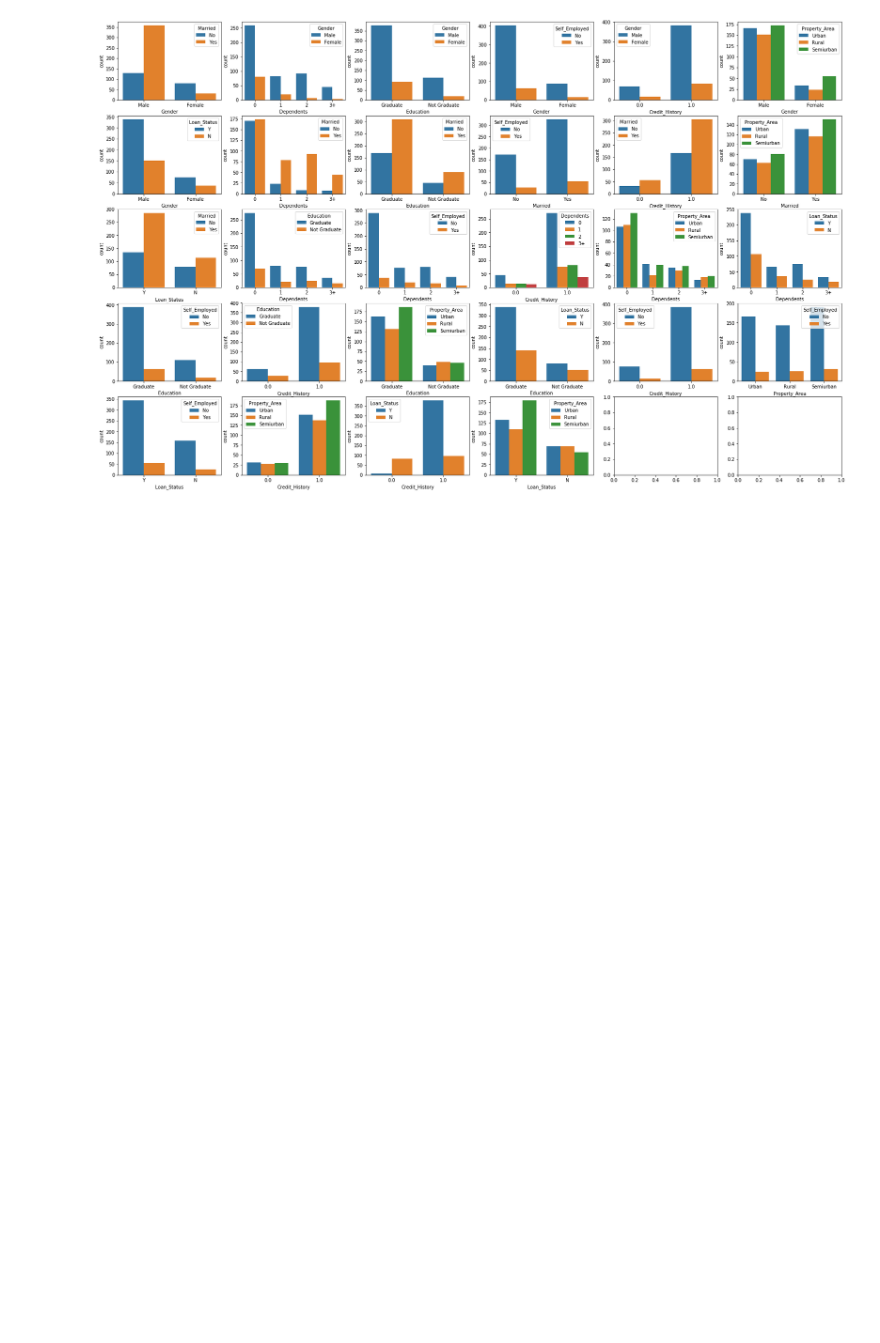
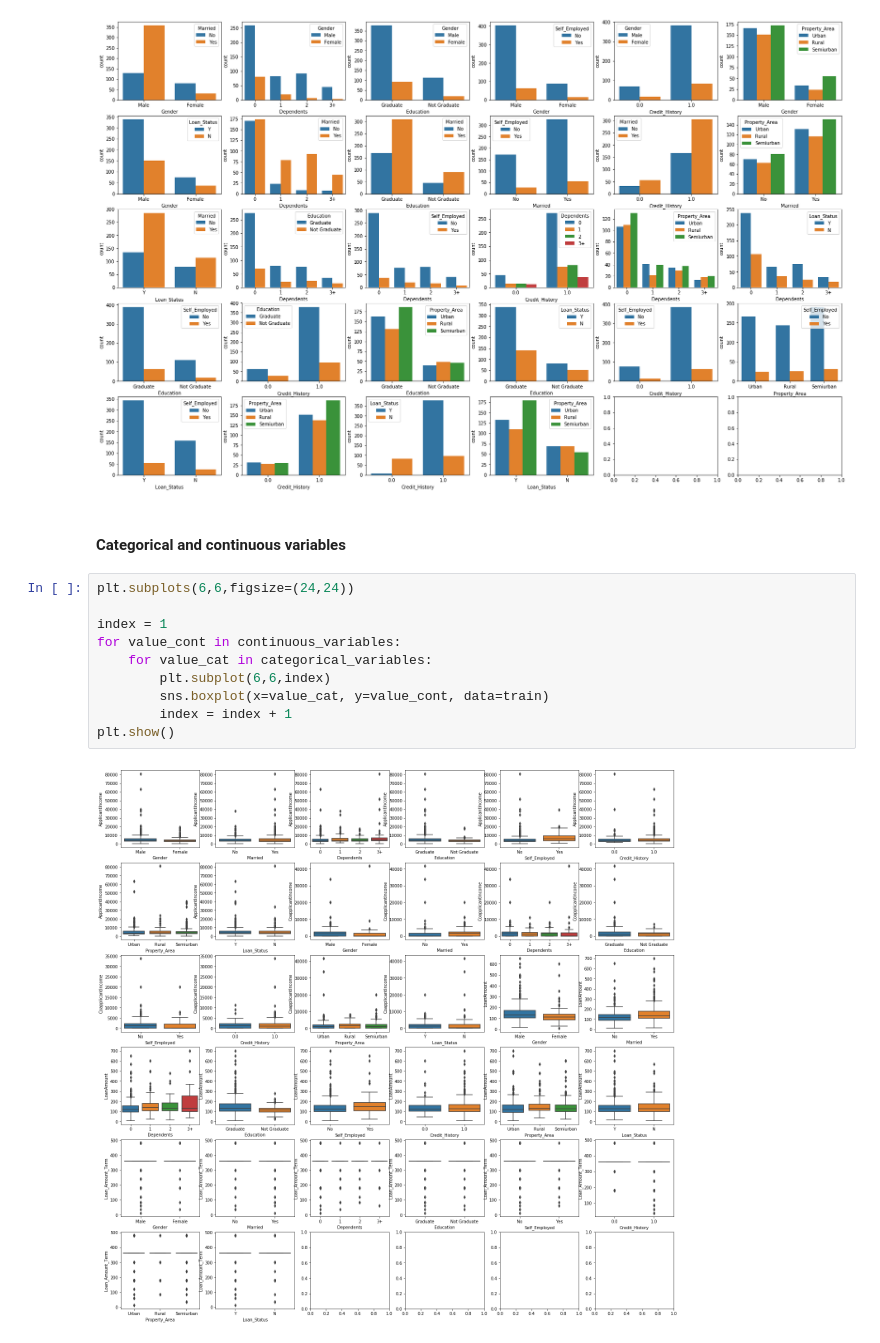
Before and after one commit to agarwal-peeush/Learning, a Jupyter notebook: ML/LoanPredictionProblem/LoanPrediction_Insights.ipynb, the cells around one changed output. Saved outputs shown, nothing was run; the diff lists cells and outputs as text; blank space fills up the shorter version.

Commit message:
'LoanPrediction' insights - Added Categorical and continuous, continuous and continuous variable analysis

```diff
--- a/ML/LoanPredictionProblem/LoanPrediction_Insights.ipynb
+++ b/ML/LoanPredictionProblem/LoanPrediction_Insights.ipynb
@@ -145,3 +145,17 @@ for index,value in enumerate(pair_dict.values(), start=1):
 plt.show()
 # %% [output]
 [figure]
+# %% [markdown]
+#### Categorical and continuous variables
+# %%
+plt.subplots(6,6,figsize=(24,24))
+
+index = 1
+for value_cont in continuous_variables:
+    for value_cat in categorical_variables:
+        plt.subplot(6,6,index)
+        sns.boxplot(x=value_cat, y=value_cont, data=train)
+        index = index + 1
+plt.show()
+# %% [output]
+[figure, added]
```
Also changed, not shown: parts of 4 cells of this notebook.
